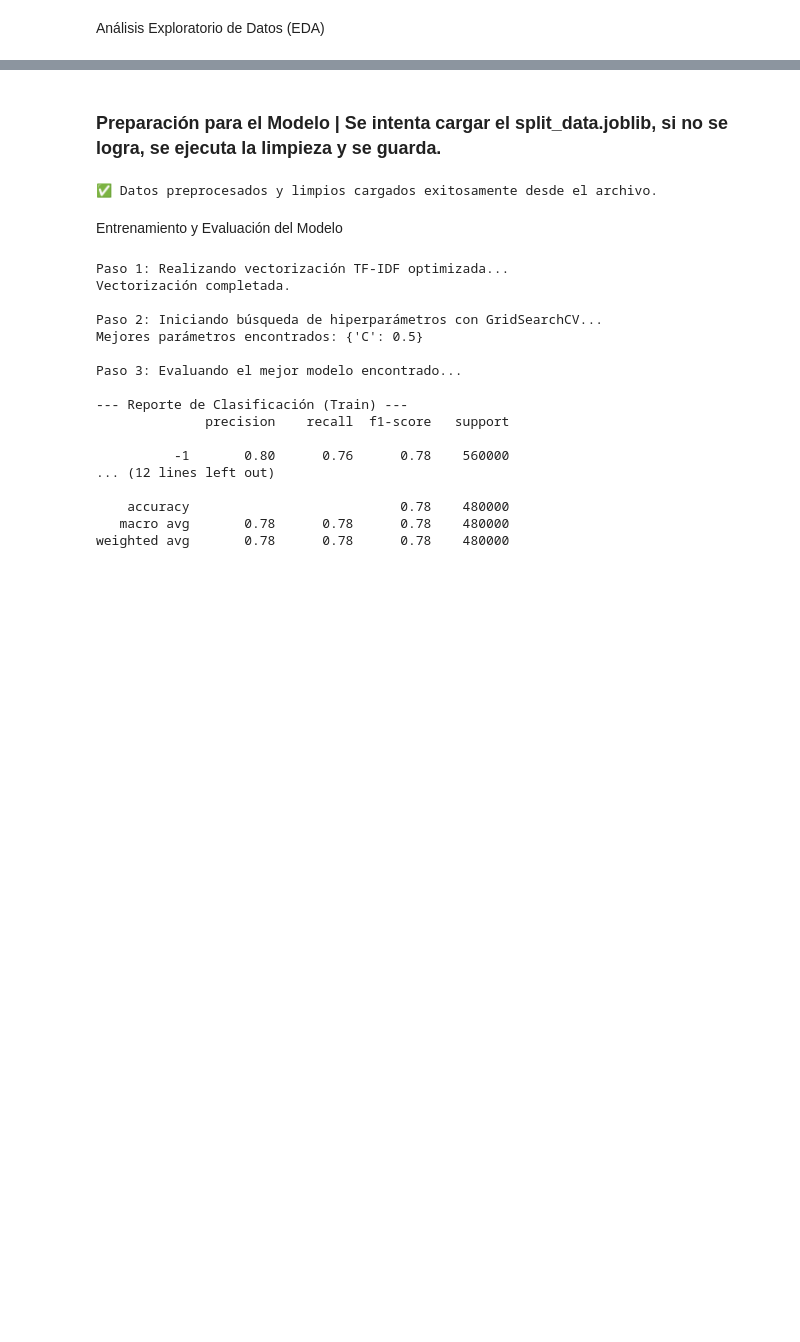
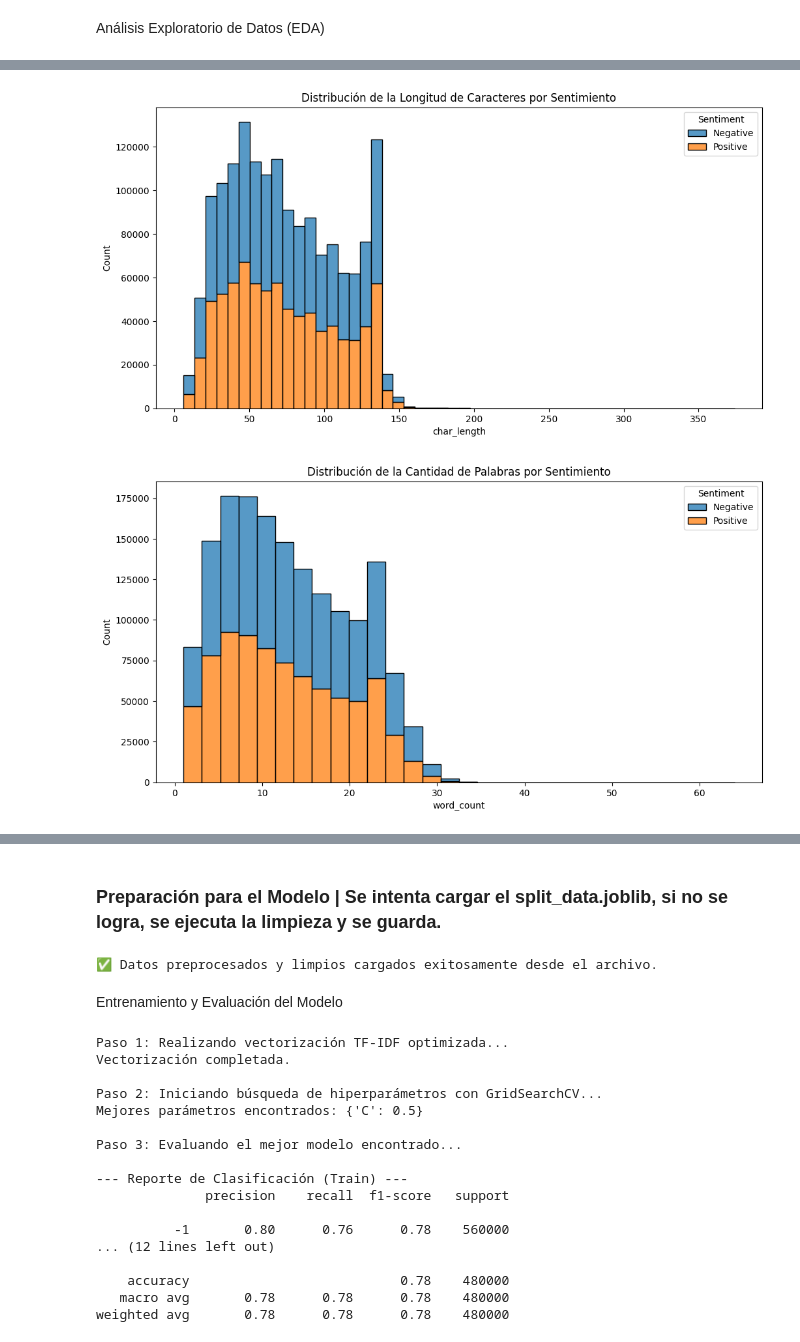
Before and after one commit to Schimizzi/TP3UP_sentiment_prediction, a Jupyter notebook: modelo_TF-IDF_sent_v2.3.ipynb, the cells around one changed output, grey strips where cells are left out. Drawn from its saved outputs; the diff is of its cells as text; code cells hidden in the pictures; blank space fills up the shorter version.

```diff
--- a/modelo_TF-IDF_sent_v2.3.ipynb
+++ b/modelo_TF-IDF_sent_v2.3.ipynb
@@ -101,0 +143,20 @@ Análisis Exploratorio de Datos (EDA)
+# %%
+if 'df_copy' in locals():
+    # Crear columnas con la longitud de caracteres y palabras
+    df_copy['char_length'] = df_copy['Text'].str.len()
+    df_copy['word_count'] = df_copy['Text'].apply(lambda x: len(x.split()))
+
+    # Graficar la distribución de la longitud de caracteres
+    plt.figure(figsize=(12, 6))
+    sns.histplot(data=df_copy, x='char_length', hue='Sentiment', multiple='stack', bins=50)
+    plt.title('Distribución de la Longitud de Caracteres por Sentimiento')
+    plt.show()
+
+    # Graficar la distribución de la cantidad de palabras
+    plt.figure(figsize=(12, 6))
+    sns.histplot(data=df_copy, x='word_count', hue='Sentiment', multiple='stack', bins=30)
+    plt.title('Distribución de la Cantidad de Palabras por Sentimiento')
+    plt.show()
+# %% [output]
+[figure, added]
+[figure, added]
```
Also changed, not shown: parts of 6 cells of this notebook, 1 other file.
